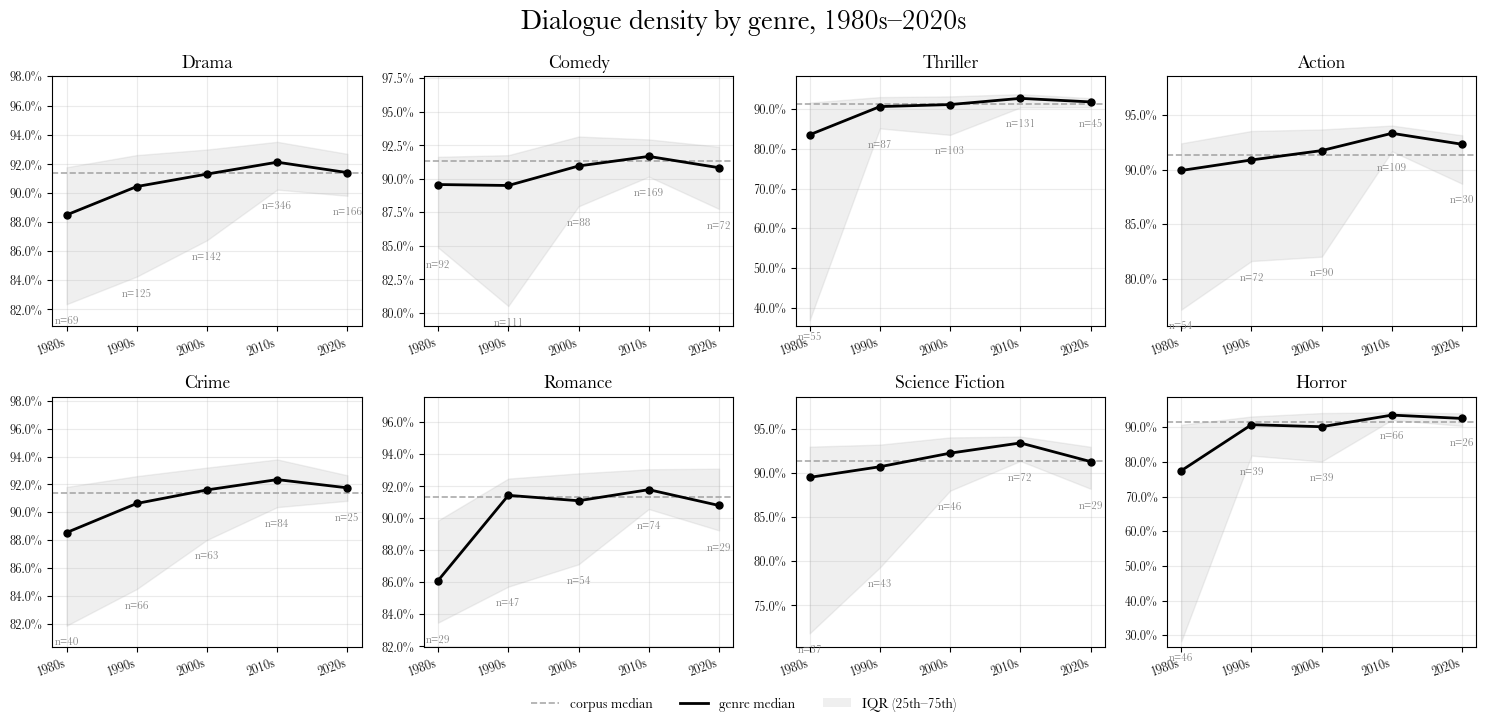
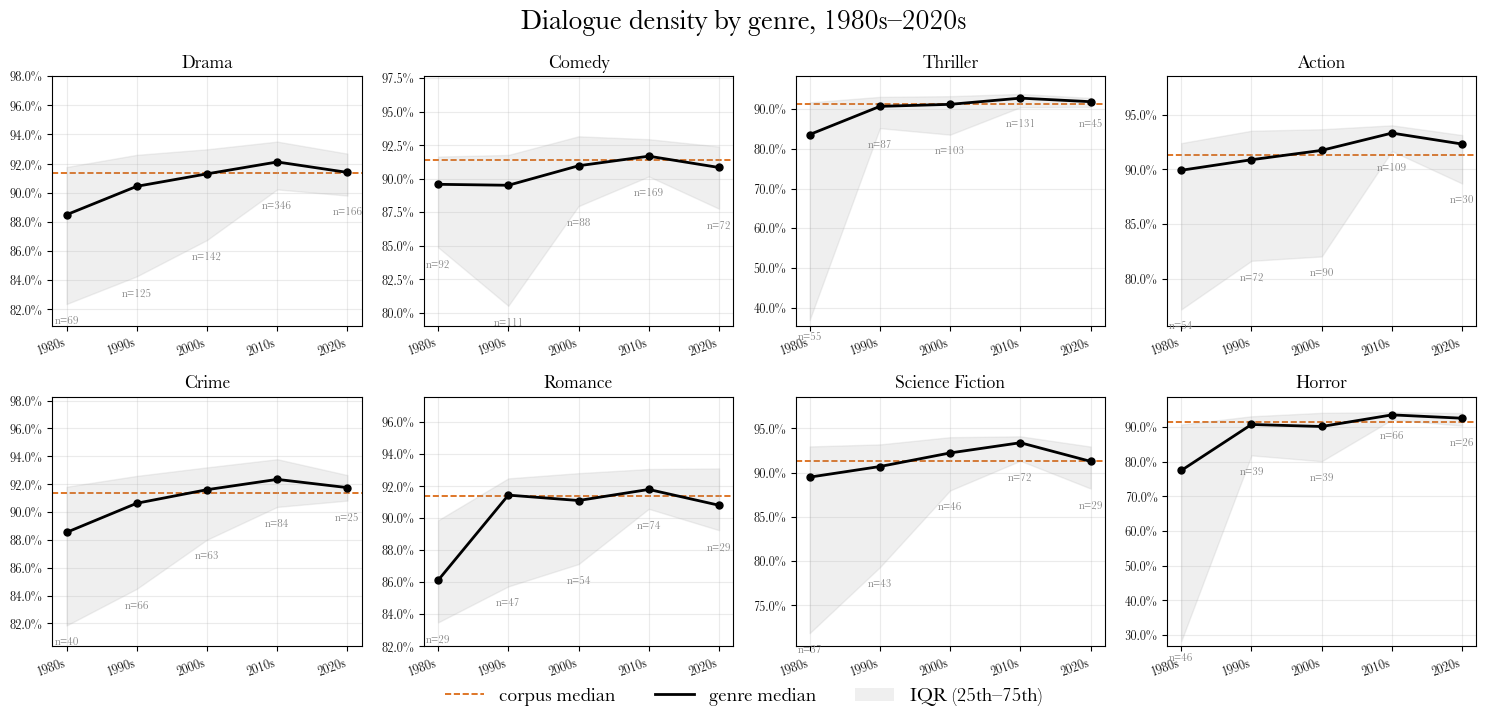
Unified diff of the notebook cell whose output changed from the first chart to the second:
--- before
+++ after
@@ -32,5 +32,5 @@
 
     # Corpus median reference
-    ax.axhline(corpus_density_med, color='#AAAAAA', lw=1.2, linestyle='--', zorder=1)
+    ax.axhline(corpus_density_med, color='#D95F02', lw=1.2, linestyle='--', zorder=1)
 
     # IQR band
@@ -63,10 +63,10 @@
 
 handles = [
-    plt.Line2D([0], [0], color='#AAAAAA', lw=1.2, linestyle='--', label='corpus median'),
+    plt.Line2D([0], [0], color='#D95F02', lw=1.2, linestyle='--', label='corpus median'),
     plt.Line2D([0], [0], color='black', lw=2, label='genre median'),
     plt.Rectangle((0, 0), 1, 1, fc='#999999', alpha=0.15, label='IQR (25th–75th)'),
 ]
 fig.legend(handles=handles, loc='lower center', ncol=3, frameon=False,
-           fontsize=10, bbox_to_anchor=(0.5, -0.04))
+           fontsize=14, bbox_to_anchor=(0.5, -0.04))
 
 plt.suptitle('Dialogue density by genre, 1980s–2020s', fontsize=20, fontweight='bold')

Commit: archetypes